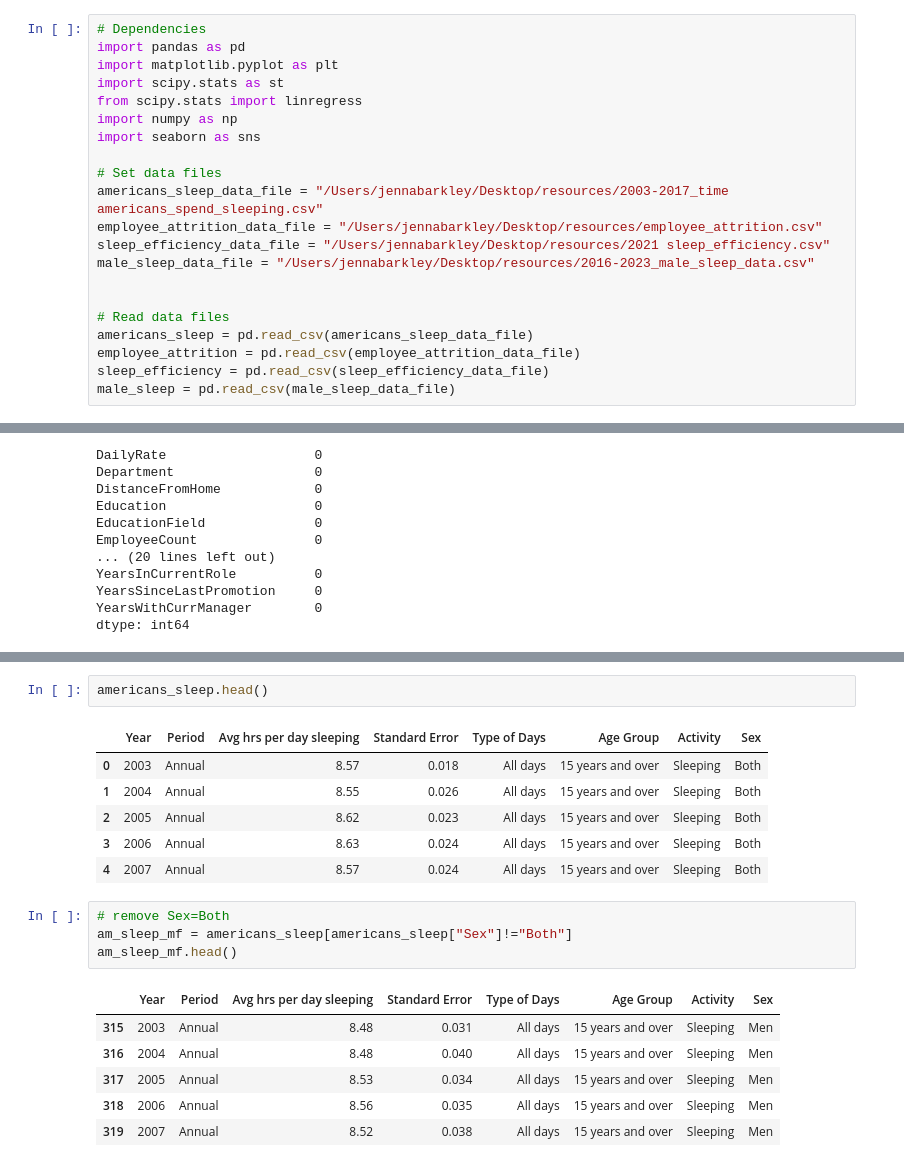
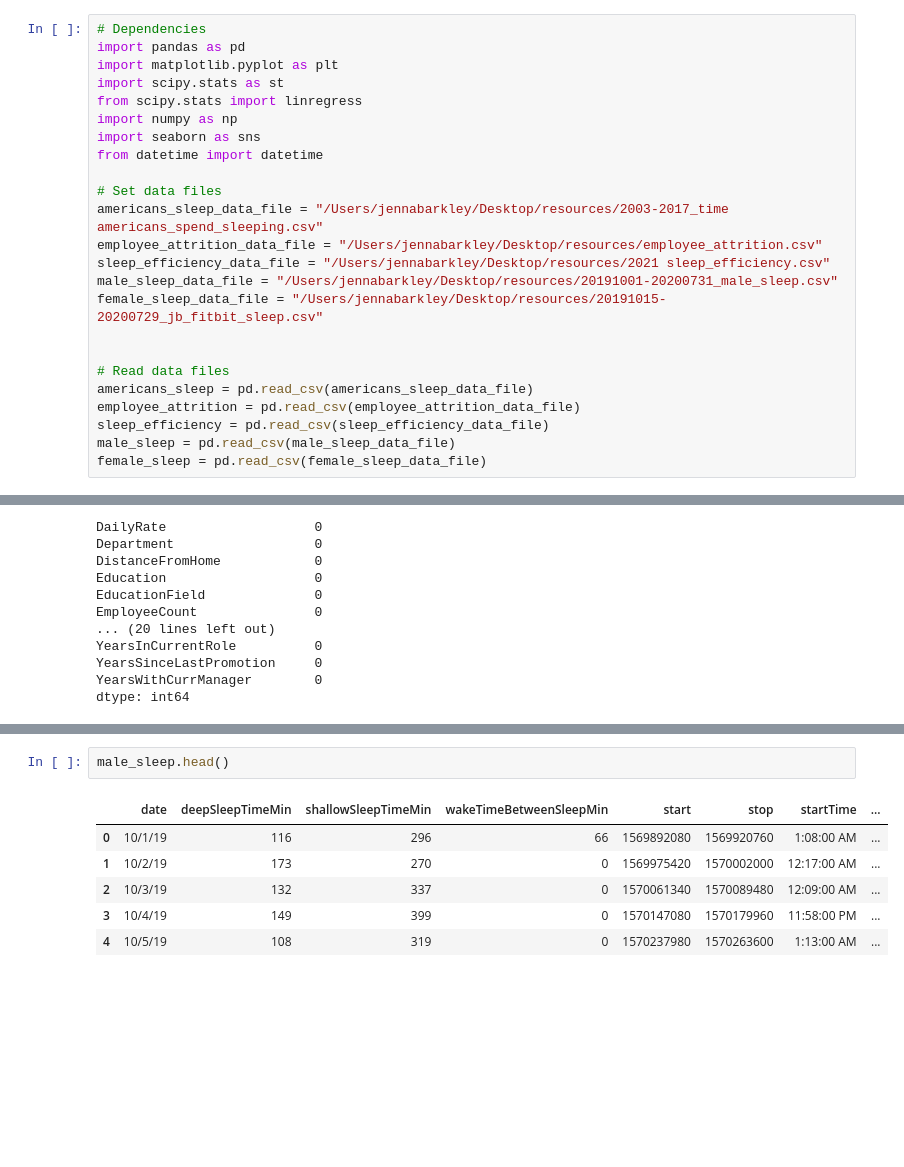
Before and after one commit to jbarkle/Exploratory-Analysis-of-Sleep-Data, a Jupyter notebook: performance_jb.ipynb, the cells around one changed output, grey strips where cells are left out. Saved outputs shown, nothing was run; the diff lists cells and outputs as text; blank space fills up the shorter version.

```diff
--- a/performance_jb.ipynb
+++ b/performance_jb.ipynb
@@ -6,12 +6,14 @@ import scipy.stats as st
 from scipy.stats import linregress
 import numpy as np
 import seaborn as sns
+from datetime import datetime
 
 # Set data files
 americans_sleep_data_file = "/Users/jennabarkley/Desktop/resources/2003-2017_time americans_spend_sleeping.csv"
 employee_attrition_data_file = "/Users/jennabarkley/Desktop/resources/employee_attrition.csv"
 sleep_efficiency_data_file = "/Users/jennabarkley/Desktop/resources/2021 sleep_efficiency.csv"
-male_sleep_data_file = "/Users/jennabarkley/Desktop/resources/2016-2023_male_sleep_data.csv"
+male_sleep_data_file = "/Users/jennabarkley/Desktop/resources/20191001-20200731_male_sleep.csv"
+female_sleep_data_file = "/Users/jennabarkley/Desktop/resources/20191015-20200729_jb_fitbit_sleep.csv"
 
 
 # Read data files
@@ -19,3 +21,4 @@ americans_sleep = pd.read_csv(americans_sleep_data_file)
 employee_attrition = pd.read_csv(employee_attrition_data_file)
 sleep_efficiency = pd.read_csv(sleep_efficiency_data_file)
 male_sleep = pd.read_csv(male_sleep_data_file)
+female_sleep = pd.read_csv(female_sleep_data_file)
@@ -142,20 +409,9 @@ employee_attrition.head()
 # %%
-americans_sleep.head()
+male_sleep.head()
 # %% [output]
-|  | Year | Period | Avg hrs per day sleeping | Standard Error | Type of Days | Age Group | Activity | Sex |
-| 0 | 2003 | Annual | 8.57 | 0.018 | All days | 15 years and over | Sleeping | Both |
-| 1 | 2004 | Annual | 8.55 | 0.026 | All days | 15 years and over | Sleeping | Both |
-| 2 | 2005 | Annual | 8.62 | 0.023 | All days | 15 years and over | Sleeping | Both |
-| 3 | 2006 | Annual | 8.63 | 0.024 | All days | 15 years and over | Sleeping | Both |
-| 4 | 2007 | Annual | 8.57 | 0.024 | All days | 15 years and over | Sleeping | Both |
+|  | date | deepSleepTimeMin | shallowSleepTimeMin | wakeTimeBetweenSleepMin | start | stop | startTime | ... |
+| 0 | 10/1/19 | 116 | 296 | 66 | 1569892080 | 1569920760 | 1:08:00 AM | ... |
+| 1 | 10/2/19 | 173 | 270 | 0 | 1569975420 | 1570002000 | 12:17:00 AM | ... |
+| 2 | 10/3/19 | 132 | 337 | 0 | 1570061340 | 1570089480 | 12:09:00 AM | ... |
+| 3 | 10/4/19 | 149 | 399 | 0 | 1570147080 | 1570179960 | 11:58:00 PM | ... |
+| 4 | 10/5/19 | 108 | 319 | 0 | 1570237980 | 1570263600 | 1:13:00 AM | ... |
-# %%
-# remove Sex=Both
-am_sleep_mf = americans_sleep[americans_sleep["Sex"]!="Both"]
-am_sleep_mf.head()
-# %% [output]
-|  | Year | Period | Avg hrs per day sleeping | Standard Error | Type of Days | Age Group | Activity | Sex |
-| 315 | 2003 | Annual | 8.48 | 0.031 | All days | 15 years and over | Sleeping | Men |
-| 316 | 2004 | Annual | 8.48 | 0.040 | All days | 15 years and over | Sleeping | Men |
-| 317 | 2005 | Annual | 8.53 | 0.034 | All days | 15 years and over | Sleeping | Men |
-| 318 | 2006 | Annual | 8.56 | 0.035 | All days | 15 years and over | Sleeping | Men |
-| 319 | 2007 | Annual | 8.52 | 0.038 | All days | 15 years and over | Sleeping | Men |
```
Also changed, not shown: parts of 29 cells of this notebook.
